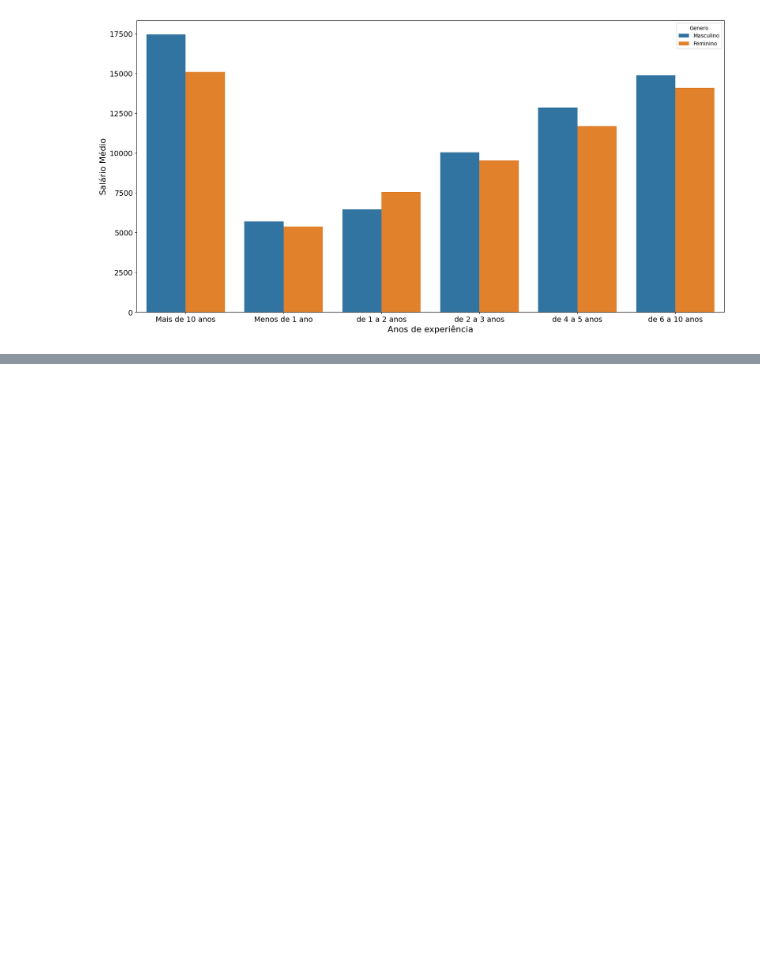
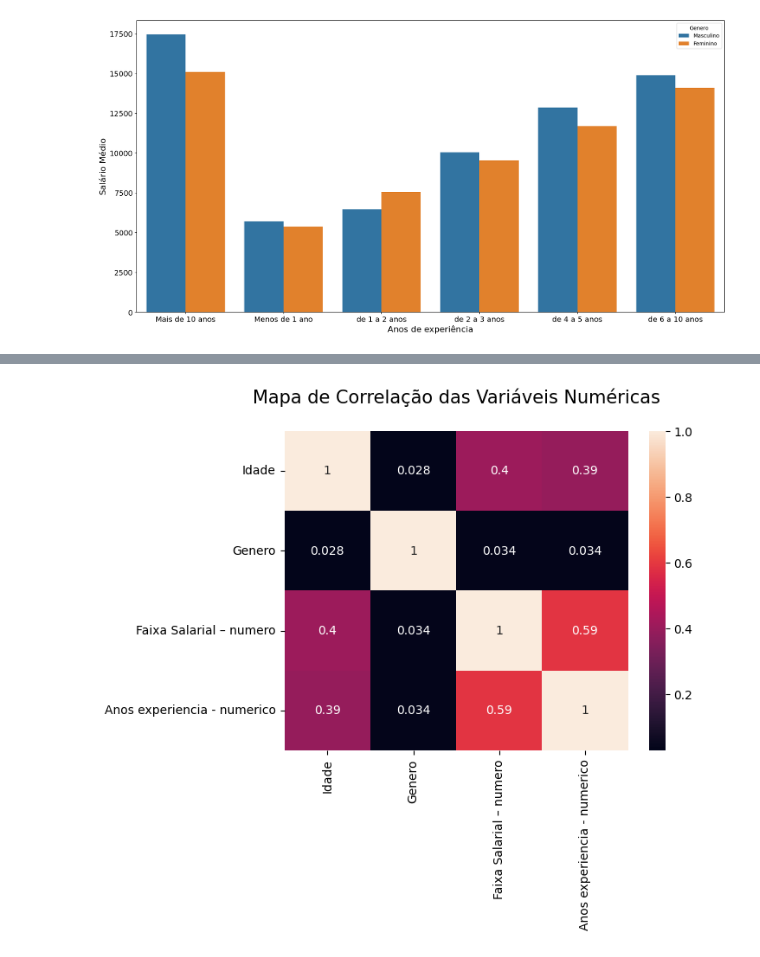
Before and after one commit to ImArthurMendes/IAA002---Linguagem-de-programa-o-aplicada, a Jupyter notebook: LPA - Atividade Prática de Dados e ML.ipynb, the cells around one changed output, grey strips where cells are left out. Drawn from its saved outputs; the diff is of its cells as text; code cells hidden in the pictures; blank space fills up the shorter version.

```diff
--- a/LPA - Prática - Aula 23 - 4.3 Resolução do exercício.ipynb
+++ b/LPA - Atividade Prática de Dados e ML.ipynb
@@ -468,0 +497,5 @@ plt.yticks(fontsize=14);
+# %%
+# Coluna gênero tem dois valores: Feminino e Masculino
+# Após aplicar a função abaixo, ficará com valores 0 e 1 (0= Feminio e 1= Masculino)
+dados['Genero']=LabelEncoder().fit_transform(dados['Genero'])
+dados.head()
@@ -468,0 +511,20 @@ plt.yticks(fontsize=14);
+# %%
+# Função para atribuir valores numéricos com base nos anos de experiência
+def atribuir_valor_numerico(categoria):
+    if categoria == 'Menos de 1 ano':
+        return 1
+    elif categoria == 'de 1 a 2 anos':
+        return 1.5
+    elif categoria == 'de 2 a 3 anos':
+        return 3.5
+    elif categoria == 'de 4 a 5 anos':
+        return 4.5
+    elif categoria == 'de 6 a 10 anos':
+        return 8
+    elif categoria == 'Mais de 10 anos':
+        return 15
+    else:
+        return None # caso tenha categorias não mapeadas
+
+# Criar uma nova coluna usando a função aplicada na coluna "Anos Experiencia"
+dados['Anos experiencia - numerico']=dados['Anos experiencia'].apply(atribuir_valor_numerico)
@@ -468,0 +539,4 @@ plt.yticks(fontsize=14);
+# %%
+# Aqui eu deixei apenas as colunas com variáveis numéricas de interesse e exclui o restante
+dados_num=dados.drop(['Nivel Ensino', 'Area Formacao', 'Setor', 'Nivel', 'Faixa Salarial', 'Anos experiencia', 'Data ultimo aumento', 'Média Salarial', 'Data ultimo aumento - Ano'],axis=1)
+dados_num.head()
@@ -468,0 +550,7 @@ plt.yticks(fontsize=14);
+# %%
+# Mapeando a correlação das variáveis numéricas com a variável Target (Faixa Salarial - numero)
+sns.heatmap(dados_num.corr('spearman'), annot=True)
+plt.title('Mapa de Correlação das Variáveis Numéricas\n', fontsize=15)
+plt.show()
+# %% [output]
+[figure, added]
```
Also changed, not shown: parts of 54 cells of this notebook.
